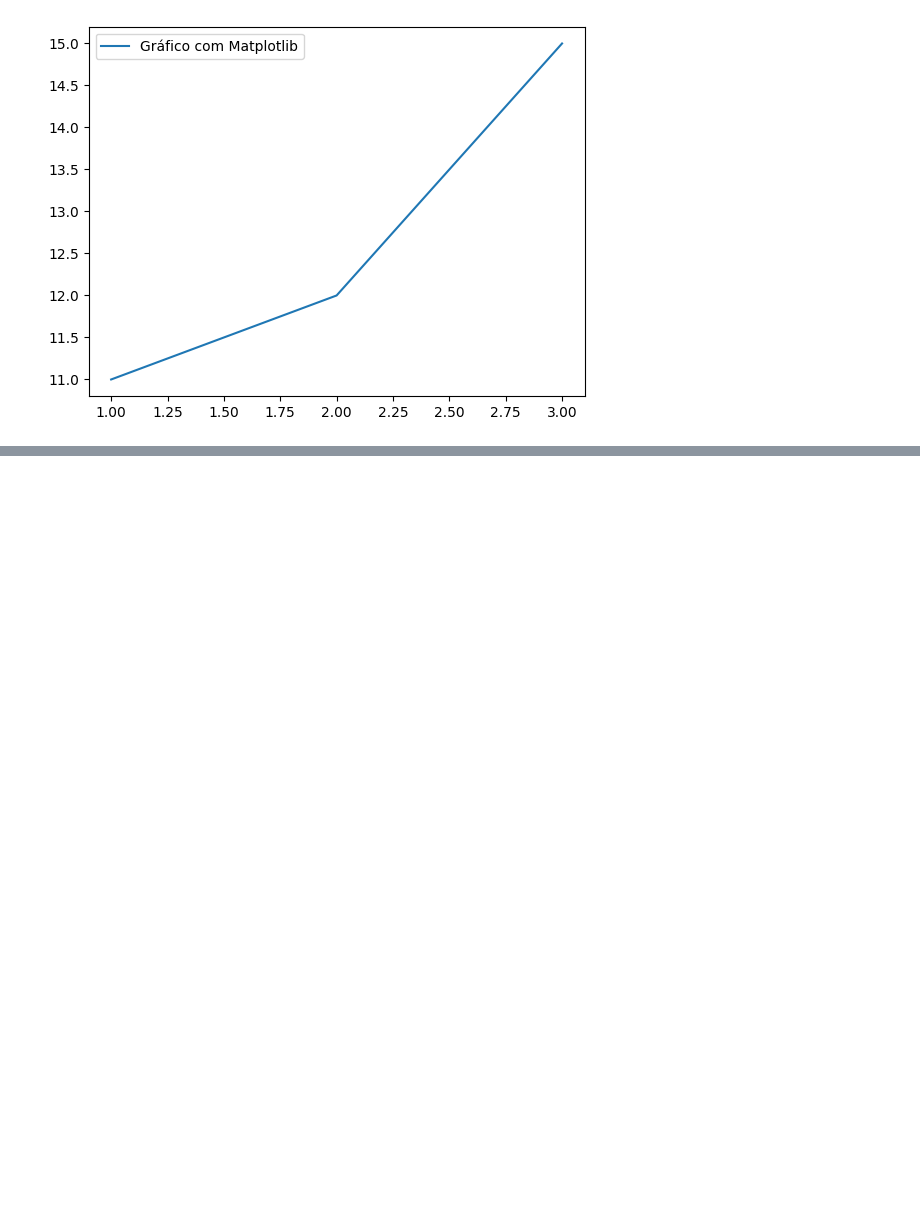
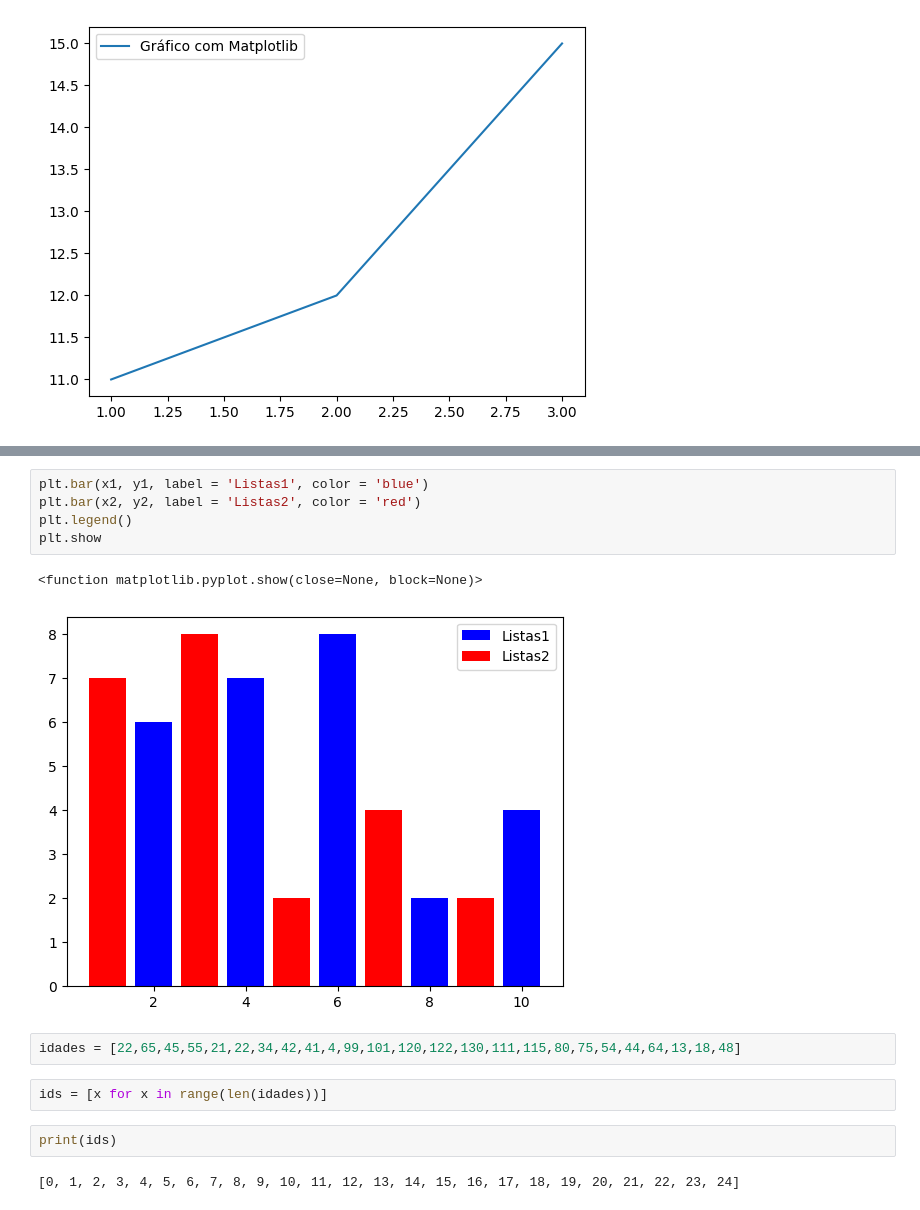
Before and after one commit to GChandrone/PythonDSA, a Jupyter notebook: Cap11/DSA-Python-Cap11-Matplotlib.ipynb, the cells around one changed output, grey strips where cells are left out. Saved outputs shown, nothing was run; the diff lists cells and outputs as text; blank space fills up the shorter version.

```diff
--- a/Cap11/DSA-Python-Cap11-Matplotlib.ipynb
+++ b/Cap11/DSA-Python-Cap11-Matplotlib.ipynb
@@ -63,0 +85,16 @@ plt.show()
+# %%
+plt.bar(x1, y1, label = 'Listas1', color = 'blue')
+plt.bar(x2, y2, label = 'Listas2', color = 'red')
+plt.legend()
+plt.show
+# %% [output]
+<function matplotlib.pyplot.show(close=None, block=None)>
+[figure, added]
+# %%
+idades = [22,65,45,55,21,22,34,42,41,4,99,101,120,122,130,111,115,80,75,54,44,64,13,18,48]
+# %%
+ids = [x for x in range(len(idades))]
+# %%
+print(ids)
+# %% [output]
+[0, 1, 2, 3, 4, 5, 6, 7, 8, 9, 10, 11, 12, 13, 14, 15, 16, 17, 18, 19, 20, 21, 22, 23, 24]
```
Also changed, not shown: parts of 9 cells of this notebook.
